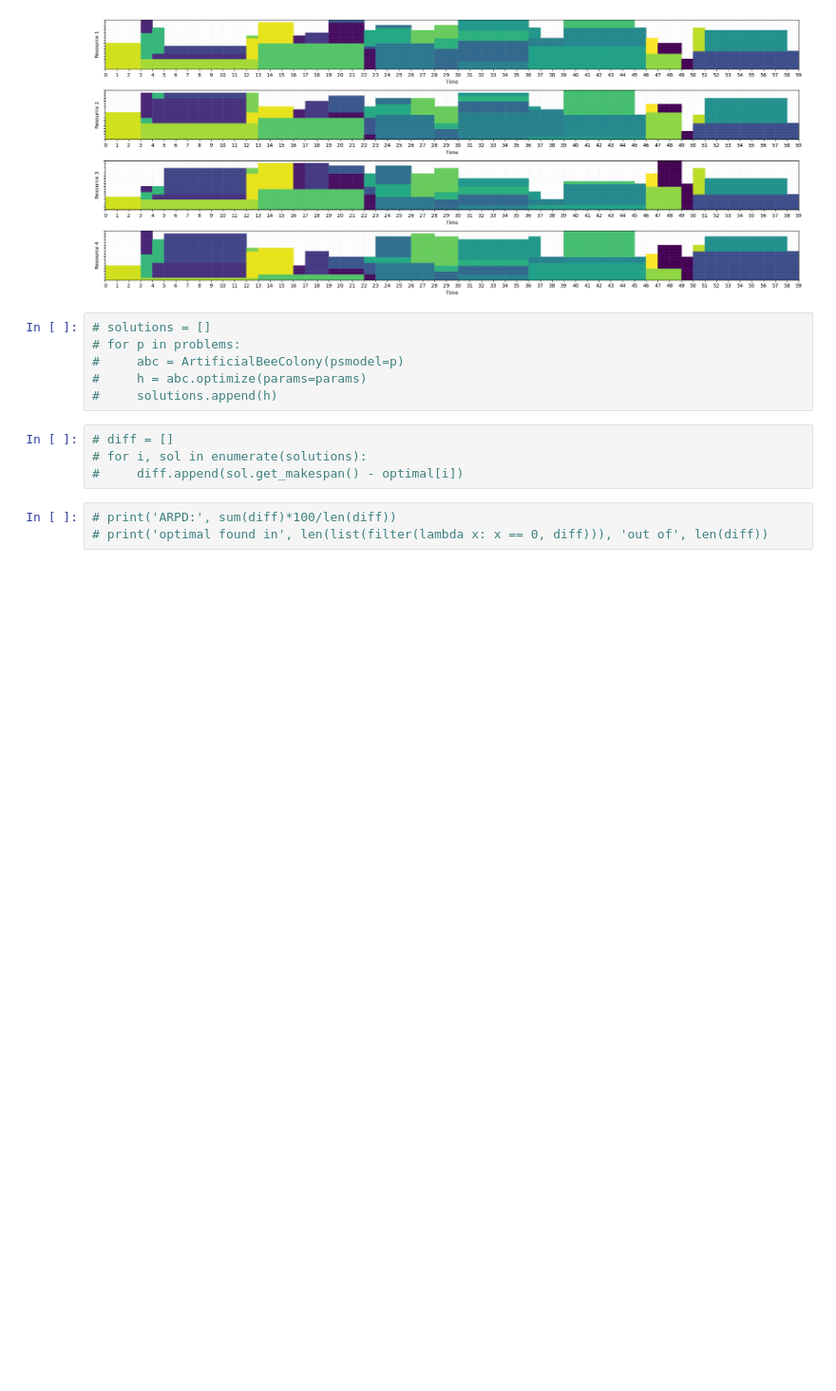
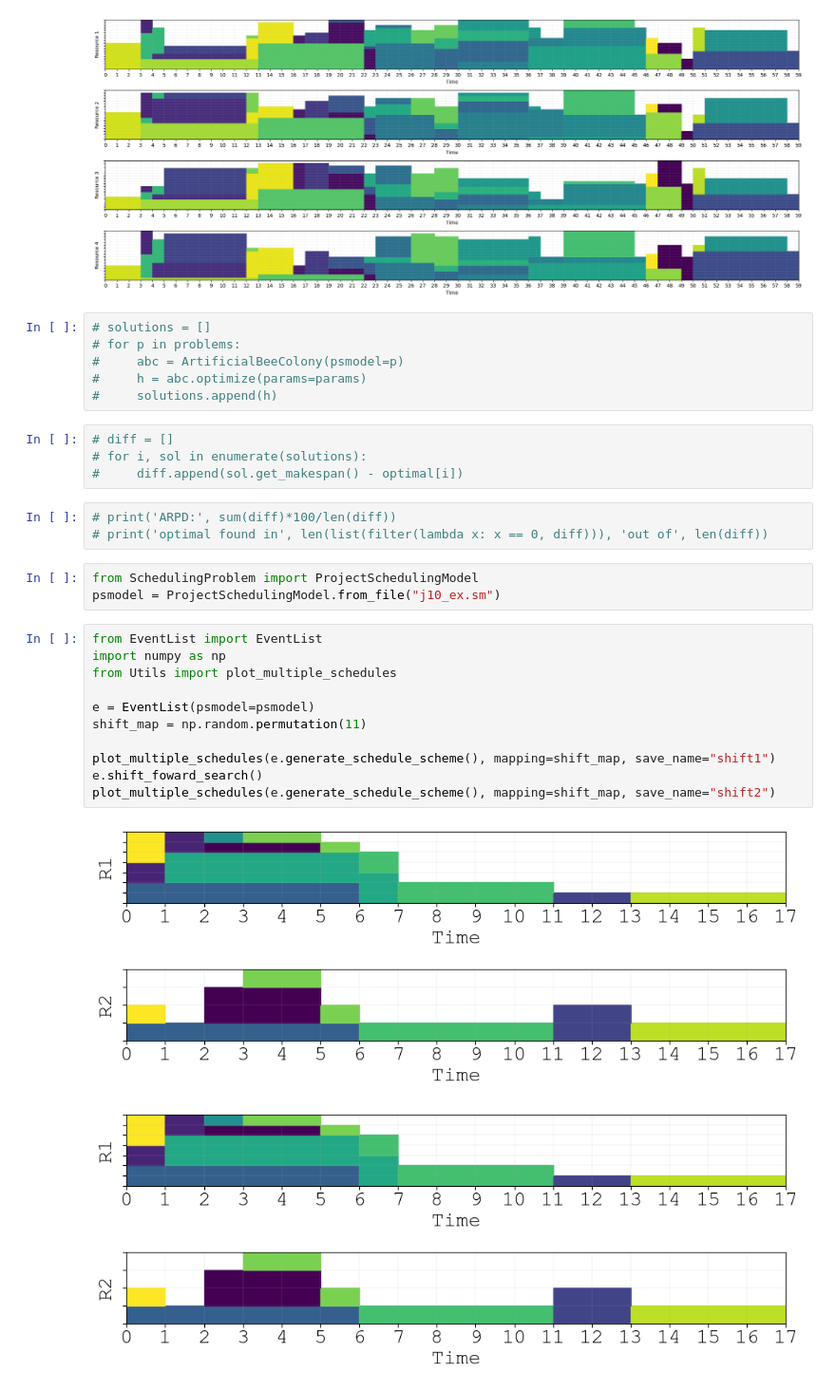
Before and after one commit to Pablof27/GS-ABC, a Jupyter notebook: Experimentation.ipynb, the cells around one changed output. Shown at 95% size. Saved outputs shown, nothing was run; the diff lists cells and outputs as text; blank space fills up the shorter version.

```diff
--- a/Experimentation.ipynb
+++ b/Experimentation.ipynb
@@ -115,3 +115,20 @@ best_solution.plot()
 # %%
 # print('ARPD:', sum(diff)*100/len(diff))
 # print('optimal found in', len(list(filter(lambda x: x == 0, diff))), 'out of', len(diff))
+# %%
+from SchedulingProblem import ProjectSchedulingModel
+psmodel = ProjectSchedulingModel.from_file("j10_ex.sm")
+# %%
+from EventList import EventList
+import numpy as np
+from Utils import plot_multiple_schedules
+
+e = EventList(psmodel=psmodel)
+shift_map = np.random.permutation(11)
+
+plot_multiple_schedules(e.generate_schedule_scheme(), mapping=shift_map, save_name="shift1")
+e.shift_foward_search()
+plot_multiple_schedules(e.generate_schedule_scheme(), mapping=shift_map, save_name="shift2")
+# %% [output]
+[figure, added]
+[figure, added]
```
Also changed, not shown: 7 other files.
